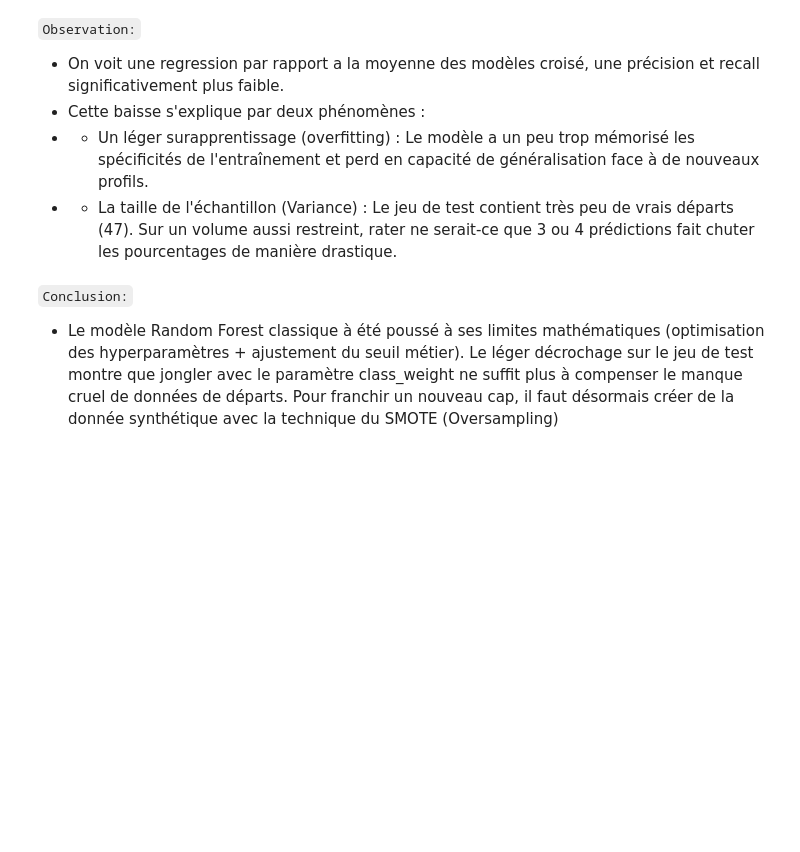
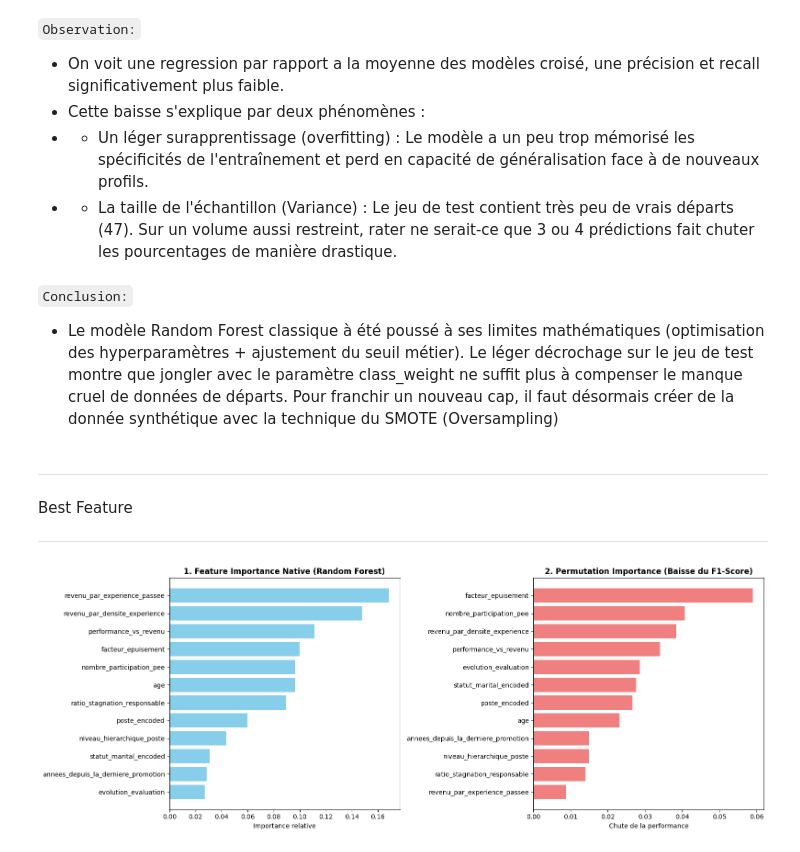
Before and after one commit to Nerion-1337/3_automatically_classify_information, a Jupyter notebook: components/training_modele.ipynb, the cells around one changed output. Cells and saved outputs as stored; diff of their text form; code cells hidden in the pictures; blank space fills up the shorter version.

```diff
--- a/components/training_modele.ipynb
+++ b/components/training_modele.ipynb
@@ -318,3 +320,46 @@ weighted avg       0.80      0.76      0.77       294
 # %% [markdown]
 `Conclusion:`
 - Le modèle Random Forest classique à été poussé à ses limites mathématiques (optimisation des hyperparamètres + ajustement du seuil métier). Le léger décrochage sur le jeu de test montre que jongler avec le paramètre class_weight ne suffit plus à compenser le manque cruel de données de départs. Pour franchir un nouveau cap, il faut désormais créer de la donnée synthétique avec la technique du SMOTE (Oversampling)
+# %% [markdown]
+****
+Best Feature
+****
+# %%
+# 1. Feature Importance Native (Générée par le Random Forest lui-même)
+importances_natives = rf_balanced_optimal.feature_importances_
+noms_features = X_train.columns
+
+# Création d'un DataFrame pour un affichage propre
+df_importance_native = pd.DataFrame({
+    'Feature': noms_features,
+    'Importance': importances_natives
+}).sort_values(by='Importance', ascending=True)
+
+# 2. Permutation Importance (Évaluée sur le jeu de test)
+# On mélange chaque colonne une par une et on regarde l'impact sur le F1-Score
+resultats_permutation = permutation_importance(
+    rf_balanced_optimal, X_test, y_test, scoring='f1', n_repeats=10, random_state=42
+)
+
+df_importance_perm = pd.DataFrame({
+    'Feature': noms_features,
+    'Importance': resultats_permutation.importances_mean
+}).sort_values(by='Importance', ascending=True)
+
+# 3. Affichage comparatif
+fig, axes = plt.subplots(1, 2, figsize=(16, 6))
+
+# Graphique Native
+axes[0].barh(df_importance_native['Feature'], df_importance_native['Importance'], color='skyblue')
+axes[0].set_title("1. Feature Importance Native (Random Forest)", fontweight='bold')
+axes[0].set_xlabel("Importance relative")
+
+# Graphique Permutation
+axes[1].barh(df_importance_perm['Feature'], df_importance_perm['Importance'], color='lightcoral')
+axes[1].set_title("2. Permutation Importance (Baisse du F1-Score)", fontweight='bold')
+axes[1].set_xlabel("Chute de la performance")
+
+plt.tight_layout()
+plt.show()
+# %% [output]
+[figure, added]
```
Also changed, not shown: parts of 12 cells of this notebook, 1 other file.
